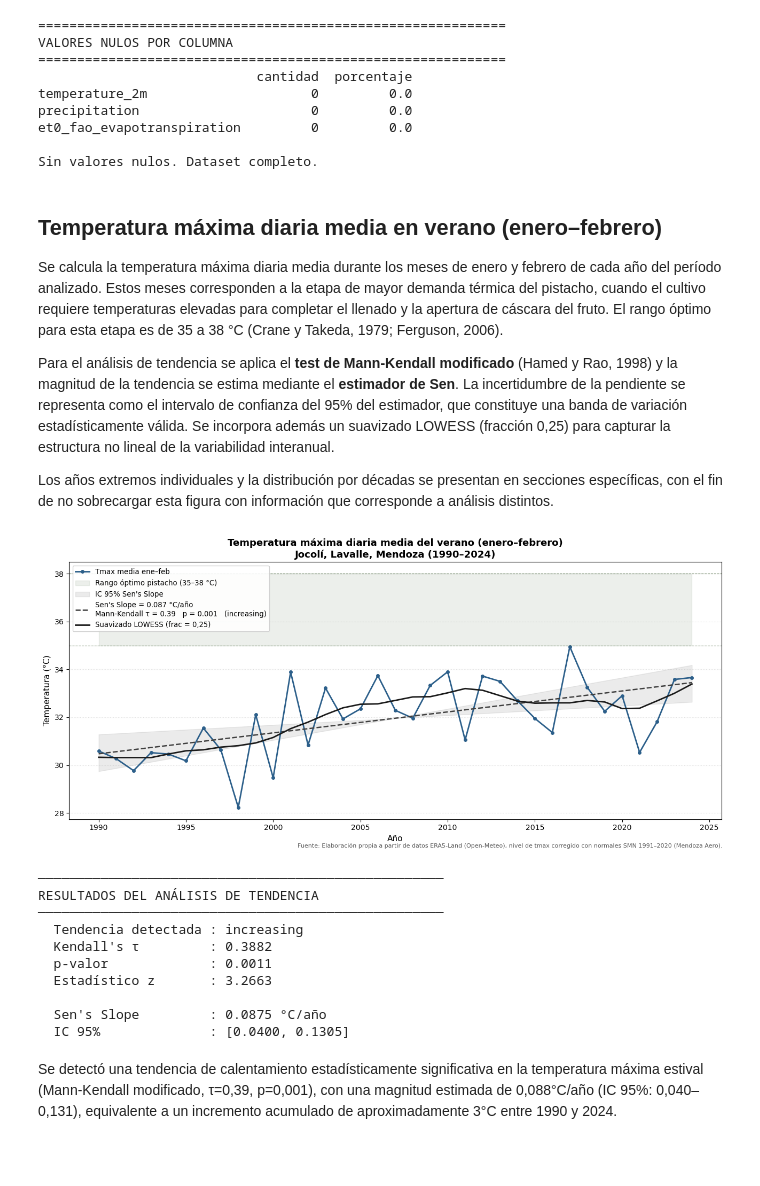
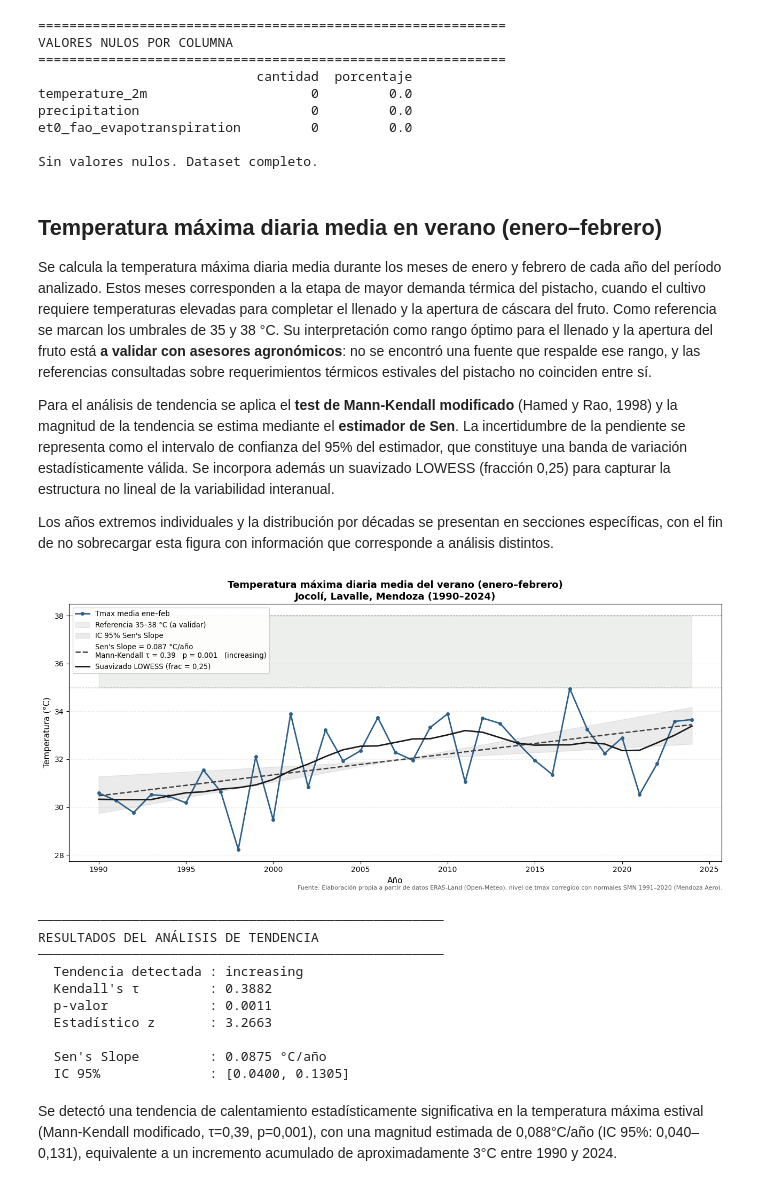
Before and after one commit to Emilialandgrebe/tesis-maestria, a Jupyter notebook: notebooks/00_clima_historico.ipynb, the cells around one changed output. Drawn from its saved outputs; the diff is of its cells as text; code cells hidden in the pictures; blank space fills up the shorter version.

```diff
--- a/notebooks/00_clima_historico.ipynb
+++ b/notebooks/00_clima_historico.ipynb
@@ -214,7 +214,7 @@ Sin valores nulos. Dataset completo.
 # %% [markdown]
 ## Temperatura máxima diaria media en verano (enero–febrero)
 
-Se calcula la temperatura máxima diaria media durante los meses de enero y febrero de cada año del período analizado. Estos meses corresponden a la etapa de mayor demanda térmica del pistacho, cuando el cultivo requiere temperaturas elevadas para completar el llenado y la apertura de cáscara del fruto. El rango óptimo para esta etapa es de 35 a 38 °C (Crane y Takeda, 1979; Ferguson, 2006).
+Se calcula la temperatura máxima diaria media durante los meses de enero y febrero de cada año del período analizado. Estos meses corresponden a la etapa de mayor demanda térmica del pistacho, cuando el cultivo requiere temperaturas elevadas para completar el llenado y la apertura de cáscara del fruto. Como referencia se marcan los umbrales de 35 y 38 °C. Su interpretación como rango óptimo para el llenado y la apertura del fruto está **a validar con asesores agronómicos**: no se encontró una fuente que respalde ese rango, y las referencias consultadas sobre requerimientos térmicos estivales del pistacho no coinciden entre sí.
 
 Para el análisis de tendencia se aplica el **test de Mann-Kendall modificado** (Hamed y Rao, 1998) y la magnitud de la tendencia se estima mediante el **estimador de Sen**. La incertidumbre de la pendiente se representa como el intervalo de confianza del 95% del estimador, que constituye una banda de variación estadísticamente válida. Se incorpora además un suavizado LOWESS (fracción 0,25) para capturar la estructura no lineal de la variabilidad interanual.
 
@@ -245,9 +245,9 @@ fig, ax = plt.subplots(figsize=(13, 6))
 ax.plot(años, temperaturas, color=C_SERIE, linewidth=2,
         marker="o", markersize=4, label="Tmax media ene–feb")
 
-# Rango óptimo del pistacho
+# Umbrales de referencia 35-38 °C (a validar con asesores agronómicos)
 ax.fill_between(años, 35, 38, color=C_OPTIMO, alpha=0.10,
-                label="Rango óptimo pistacho (35–38 °C)")
+                label="Referencia 35–38 °C (a validar)")
 ax.axhline(35, color=C_OPTIMO, linewidth=0.8, linestyle="--")
 ax.axhline(38, color=C_OPTIMO, linewidth=0.8, linestyle="--")
 
@@ -261,34 +261,34 @@ ax.plot(años, linea_sen, color=C_TENDENCIA, linestyle="--", linewidth=1.8,
 
 # Suavizado LOWESS
 ax.plot(suavizado[:, 0], suavizado[:, 1], color=C_LOWESS,
         linewidth=2, label="Suavizado LOWESS (frac = 0,25)")
 
 ax.set_title(
     "Temperatura máxima diaria media del verano (enero–febrero)\n"
     "Jocolí, Lavalle, Mendoza (1990–2024)",
     fontsize=13, fontweight="bold", loc="center",
 )
 ax.set_xlabel("Año", fontsize=11)
 ax.set_ylabel("Temperatura (°C)", fontsize=11)
 ax.grid(axis="y", linestyle=":", alpha=0.4, color="#AAAAAA")
 ax.legend(loc="upper left", fontsize=9.5, framealpha=0.9)
 plt.tight_layout()
 plt.figtext(0.99, 0.01, "Fuente: Elaboración propia a partir de datos ERA5-Land (Open-Meteo), nivel de tmax corregido con normales SMN 1991–2020 (Mendoza Aero).",
             ha="right", fontsize=8, color="#555555")
 plt.show()
 
 print("─" * 52)
 print("RESULTADOS DEL ANÁLISIS DE TENDENCIA")
 print("─" * 52)
 print(f"  Tendencia detectada : {mk_result.trend}")
 print(f"  Kendall's τ         : {mk_result.Tau:.4f}")
 print(f"  p-valor             : {mk_result.p:.4f}")
 print(f"  Estadístico z       : {mk_result.z:.4f}")
 print()
 print(f"  Sen's Slope         : {sen.slope:.4f} °C/año")
 print(f"  IC 95%              : [{sen.low_slope:.4f}, {sen.high_slope:.4f}]")
 # %% [output]
-[figure, old version]
+[figure, new version]
 ────────────────────────────────────────────────────
 RESULTADOS DEL ANÁLISIS DE TENDENCIA
 ────────────────────────────────────────────────────
```
Also changed, not shown: parts of 4 cells of this notebook, 2 other files.
